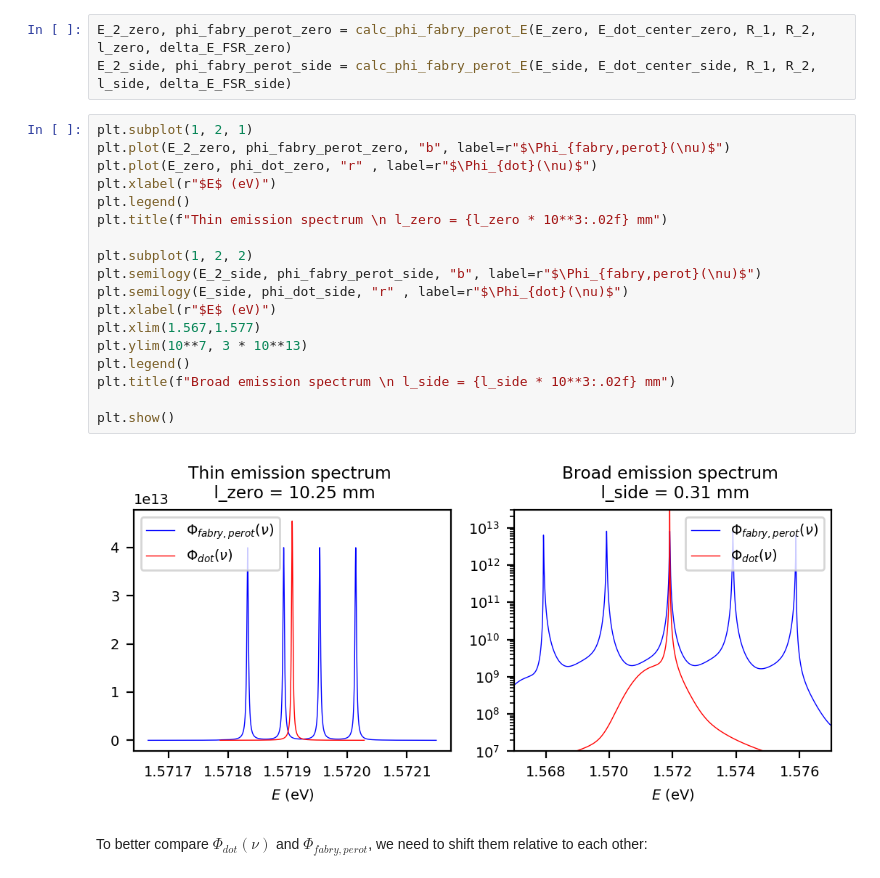
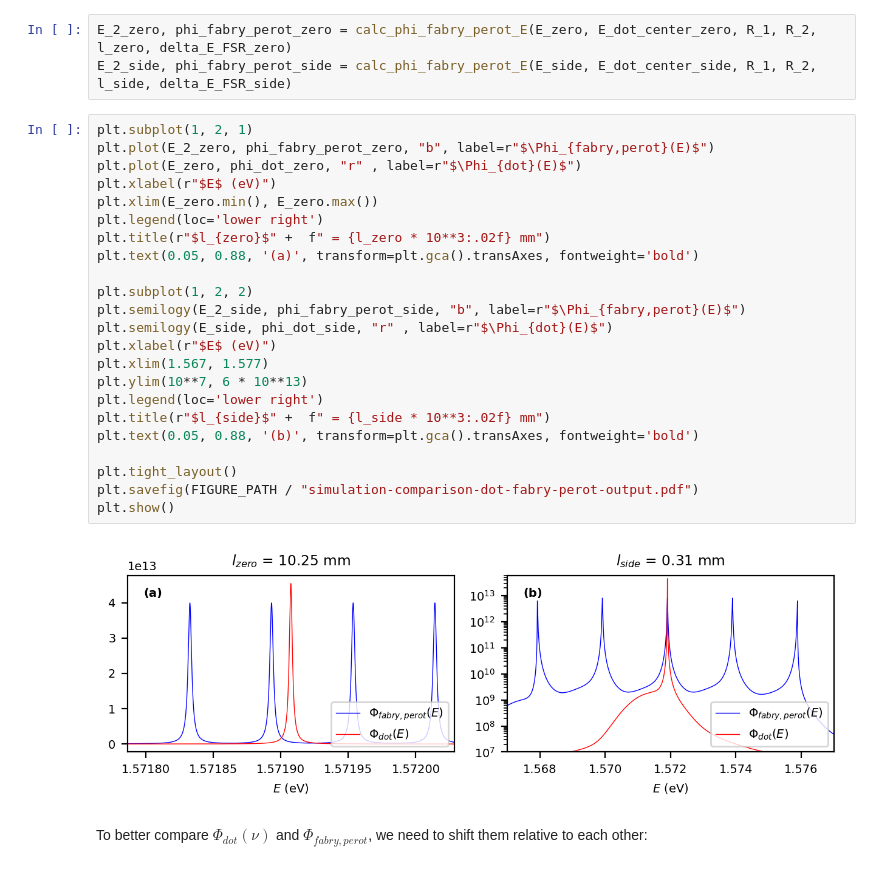
Before and after one commit to JKU-HFP/Sizing_Fabry_Perot_Interferometer, a Jupyter notebook: Sizing_Fabry_Perot_Interferometer.ipynb, the cells around one changed output. Saved outputs shown, nothing was run; the diff lists cells and outputs as text.

```diff
--- a/Sizing_Fabry_Perot_Interferometer.ipynb
+++ b/Sizing_Fabry_Perot_Interferometer.ipynb
@@ -299,24 +303,29 @@ E_2_zero, phi_fabry_perot_zero = calc_phi_fabry_perot_E(E_zero, E_dot_center_zer
 E_2_side, phi_fabry_perot_side = calc_phi_fabry_perot_E(E_side, E_dot_center_side, R_1, R_2, l_side, delta_E_FSR_side)
 # %%
 plt.subplot(1, 2, 1)
-plt.plot(E_2_zero, phi_fabry_perot_zero, "b", label=r"$\Phi_{fabry,perot}(\nu)$")
-plt.plot(E_zero, phi_dot_zero, "r" , label=r"$\Phi_{dot}(\nu)$")
+plt.plot(E_2_zero, phi_fabry_perot_zero, "b", label=r"$\Phi_{fabry,perot}(E)$")
+plt.plot(E_zero, phi_dot_zero, "r" , label=r"$\Phi_{dot}(E)$")
 plt.xlabel(r"$E$ (eV)")
-plt.legend()
-plt.title(f"Thin emission spectrum \n l_zero = {l_zero * 10**3:.02f} mm")
+plt.xlim(E_zero.min(), E_zero.max())
+plt.legend(loc='lower right')
+plt.title(r"$l_{zero}$" +  f" = {l_zero * 10**3:.02f} mm")
+plt.text(0.05, 0.88, '(a)', transform=plt.gca().transAxes, fontweight='bold')
 
 plt.subplot(1, 2, 2)
-plt.semilogy(E_2_side, phi_fabry_perot_side, "b", label=r"$\Phi_{fabry,perot}(\nu)$")
-plt.semilogy(E_side, phi_dot_side, "r" , label=r"$\Phi_{dot}(\nu)$")
+plt.semilogy(E_2_side, phi_fabry_perot_side, "b", label=r"$\Phi_{fabry,perot}(E)$")
+plt.semilogy(E_side, phi_dot_side, "r" , label=r"$\Phi_{dot}(E)$")
 plt.xlabel(r"$E$ (eV)")
-plt.xlim(1.567,1.577)
-plt.ylim(10**7, 3 * 10**13)
-plt.legend()
-plt.title(f"Broad emission spectrum \n l_side = {l_side * 10**3:.02f} mm")
+plt.xlim(1.567, 1.577)
+plt.ylim(10**7, 6 * 10**13)
+plt.legend(loc='lower right')
+plt.title(r"$l_{side}$" +  f" = {l_side * 10**3:.02f} mm")
+plt.text(0.05, 0.88, '(b)', transform=plt.gca().transAxes, fontweight='bold')
 
+plt.tight_layout()
+plt.savefig(FIGURE_PATH / "simulation-comparison-dot-fabry-perot-output.pdf")
 plt.show()
 # %% [output]
-[figure, old version]
+[figure, new version]
 # %% [markdown]
 To better compare $\Phi_{dot}(\nu)$ and $\Phi_{fabry,perot}$, we need to shift them relative to each other:
 # %%
```
Also changed, not shown: parts of 7 cells of this notebook.
